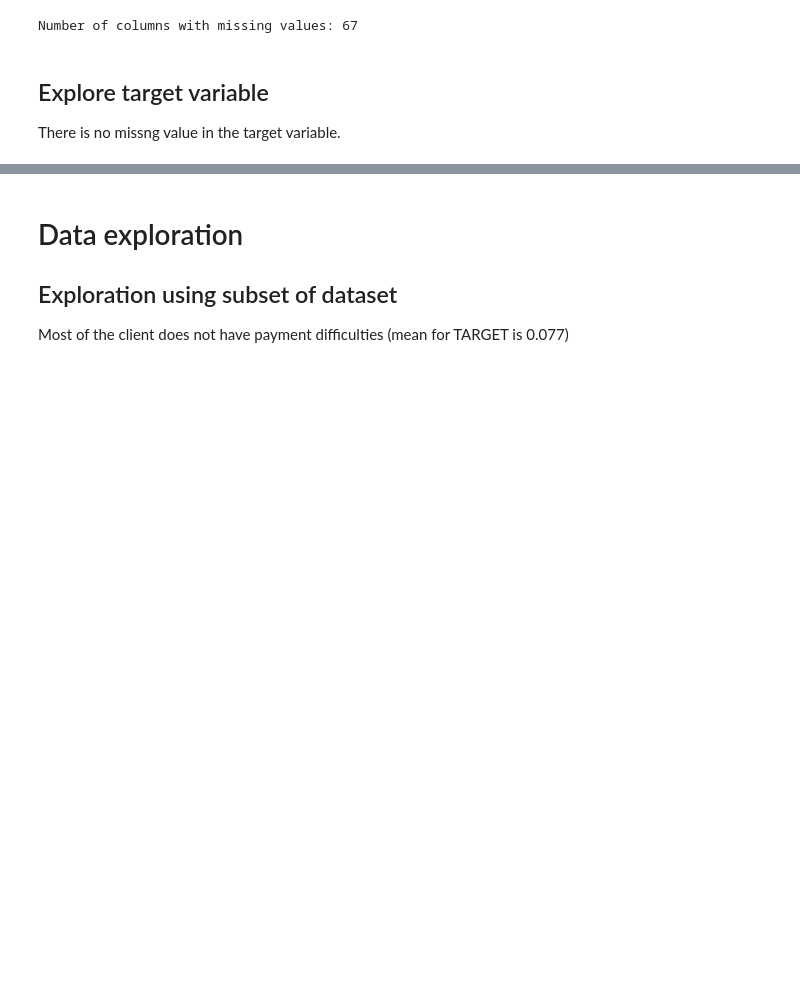
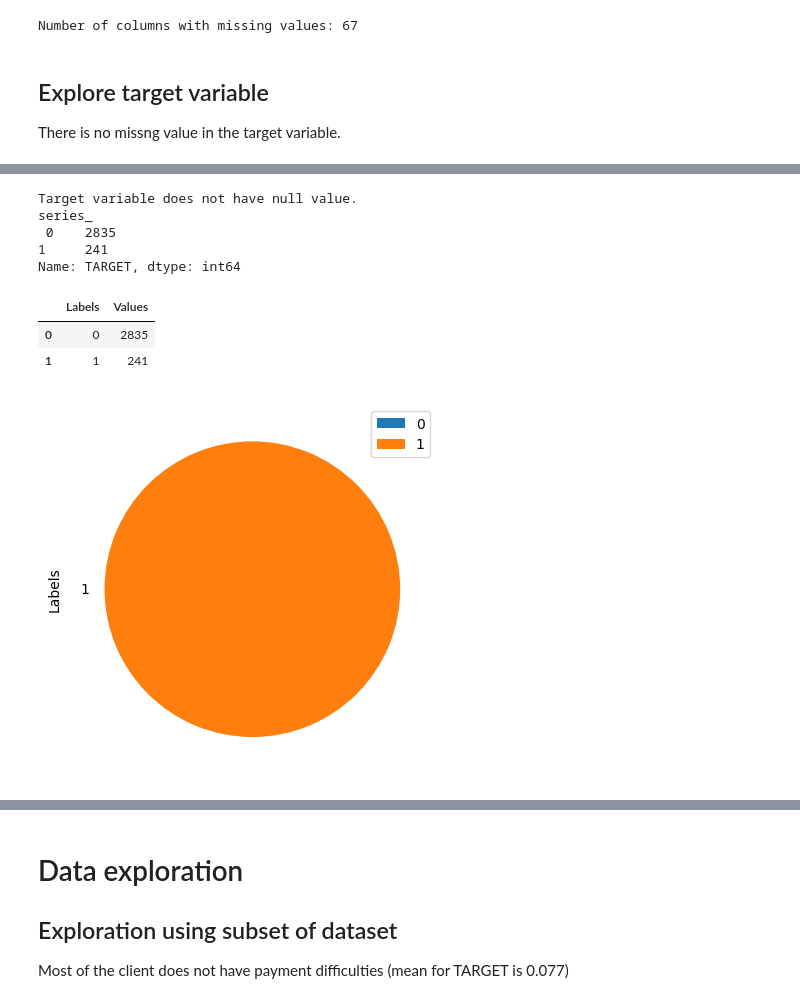
Before and after one commit to VincentChong123/kaggle-home-credit-default-risk, a Jupyter notebook: 2018/eda.ipynb, the cells around one changed output, grey strips where cells are left out. Cells and saved outputs as stored; diff of their text form; code cells hidden in the pictures; blank space fills up the shorter version.

```diff
--- a/2018/eda.ipynb
+++ b/2018/eda.ipynb
@@ -328,3 +370,40 @@ fig_copy.savefig("missingno1.png", bbox_inches="tight")
+# %%
+if df["TARGET"].isnull().any():
+    print("Target variable has null value.")
+else:
+    print("Target variable does not have null value.")
+
+series_ = df["TARGET"].value_counts()
+print("series_ \n", series_)
+df_tmp = pd.DataFrame({"Labels": series_.index, "Values": series_.values})
+display(df_tmp)
+
+if 1:
+    # df_tmp.plot(
+    #     kind="pie",
+    # )
+    # df_tmp.iplot(kind="pie", labels="labels", values="Values", title="Loan repayed or not")
+
+    # temp = application_train["TARGET"].value_counts()
+    # df = pd.DataFrame({'labels': temp.index,
+    #                 'values': temp.values
+    #                 })
+
+    df_tmp.plot.pie(
+        y="Labels",
+        # kind="pie",
+        # labels="labels", values="values", title="Loan Repayed or not"
+    )
+# %% [output]
+Target variable does not have null value.
+series_
+ 0    2835
+1     241
+Name: TARGET, dtype: int64
+|  | Labels | Values |
+| 0 | 0 | 2835 |
+| 1 | 1 | 241 |
+[figure, added]
 # %% [markdown]
 ![alt text](missingno1.png)
 # %% [markdown]
```
Also changed, not shown: parts of 14 cells of this notebook, 2 other files.
